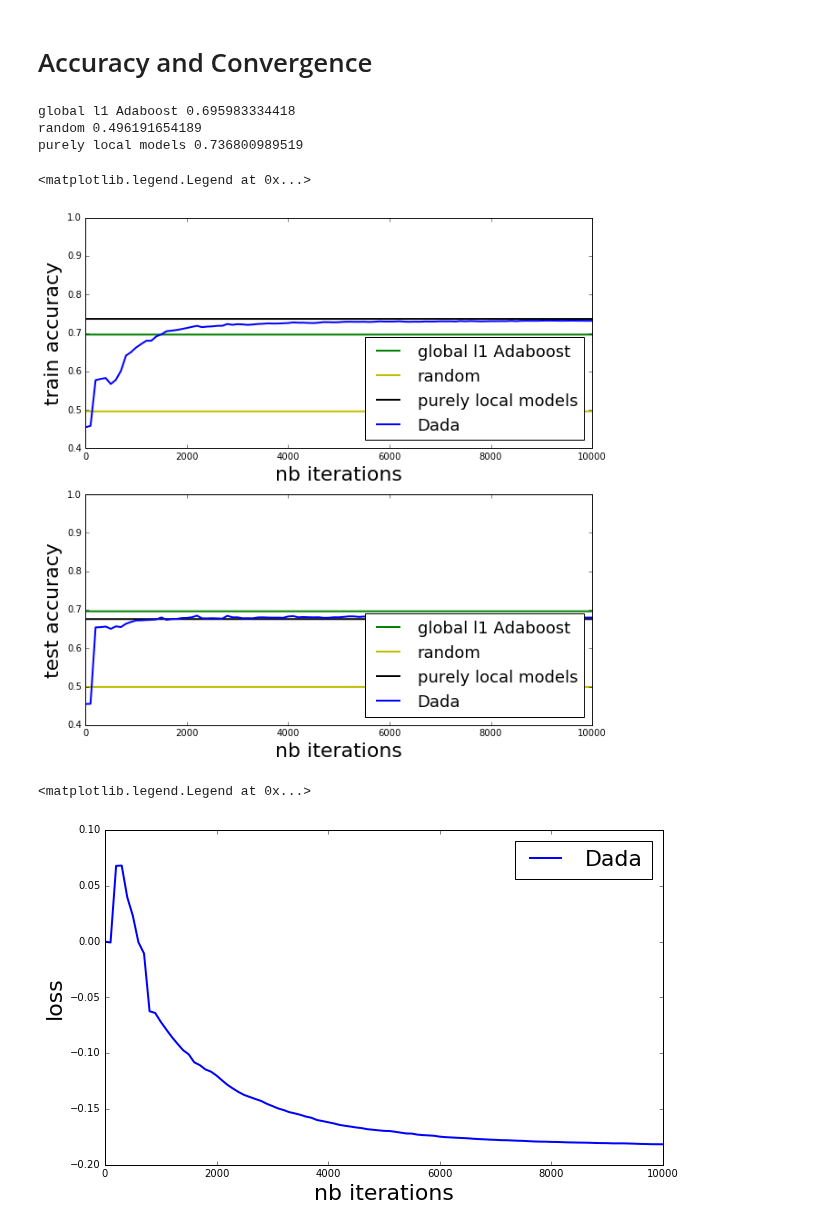
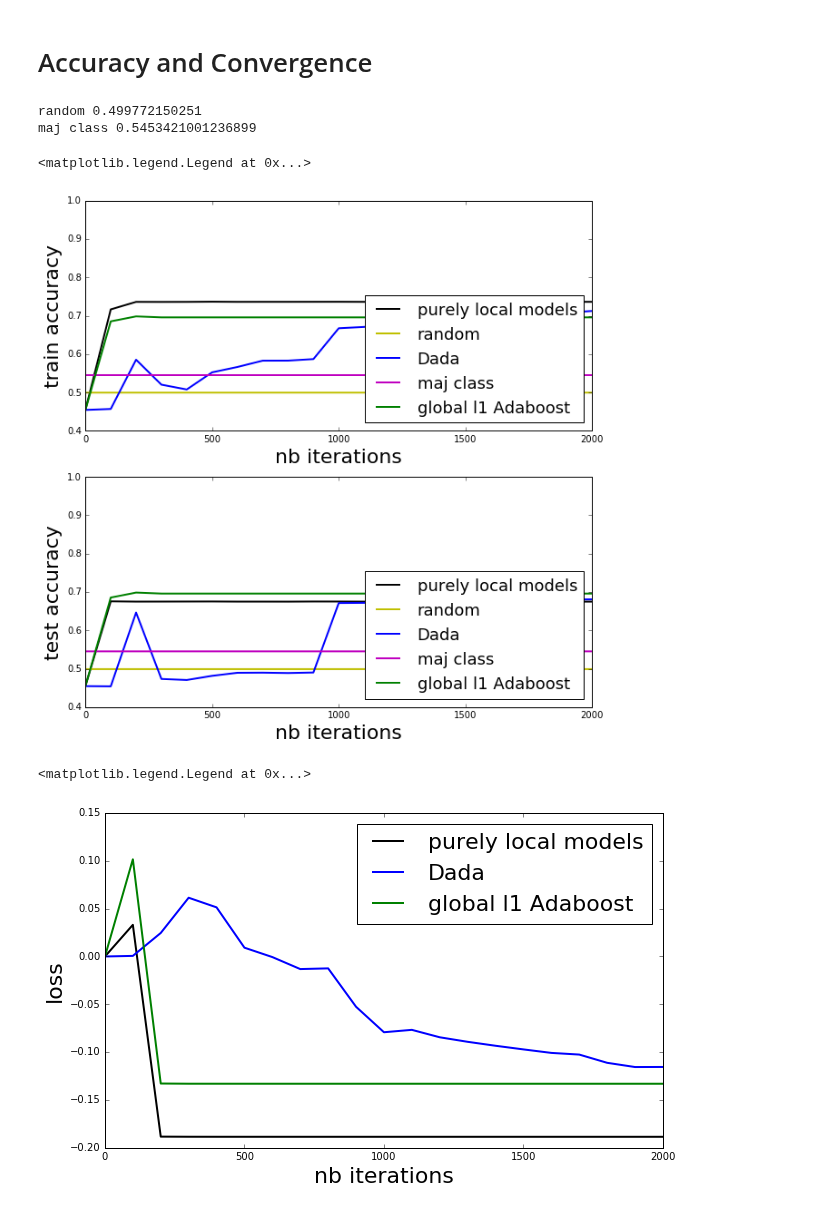
Before and after one commit to vzantedeschi/Dada, a Jupyter notebook: notebooks/School.ipynb, the cells around one changed output. Drawn from its saved outputs; the diff is of its cells as text; code cells hidden in the pictures.

Commit message:
study convergence global local

```diff
--- a/notebooks/School.ipynb
+++ b/notebooks/School.ipynb
@@ -18,8 +18,8 @@ import matplotlib.pyplot as plt
 %matplotlib inline
 # %%
 # set graph of nodes with local personalized data
-NB_ITER = 10000
-n = 200
+NB_ITER = 2000
+n = 40
 
 MU = 0.1
 BETA = 1
@@ -48,20 +48,20 @@ colors = {
     "global l1 Adaboost": "g",
     "purely local models": "k",
     "random": "y",
-    "personalized linear": "m",
+    "maj class": "m",
 }
 # %%
 centralized_nodes = deepcopy(nodes)
-centralized_FW(centralized_nodes, base_clfs, beta=BETA, nb_iter=NB_ITER, monitors={})
-results["global l1 Adaboost"] = {}
-results["global l1 Adaboost"]["train-accuracy"] = central_train_accuracy(centralized_nodes)
-results["global l1 Adaboost"]["test-accuracy"] = central_test_accuracy(centralized_nodes)
+results["global l1 Adaboost"] = centralized_FW(centralized_nodes, base_clfs, beta=BETA, nb_iter=NB_ITER, monitors=monitors, checkevery=100)
+# results["global l1 Adaboost"] = {}
+# results["global l1 Adaboost"]["train-accuracy"] = central_train_accuracy(centralized_nodes)
+# results["global l1 Adaboost"]["test-accuracy"] = central_test_accuracy(centralized_nodes)
 
 local_nodes = deepcopy(nodes)
-local_FW(local_nodes, base_clfs, beta=BETA, nb_iter=NB_ITER, monitors={})
-results["purely local models"] = {}
-results["purely local models"]["train-accuracy"] = central_train_accuracy(local_nodes)
-results["purely local models"]["test-accuracy"] = central_test_accuracy(local_nodes)
+results["purely local models"] = local_FW(local_nodes, base_clfs, beta=BETA, nb_iter=NB_ITER, monitors=monitors, checkevery=100)
+# results["purely local models"] = {}
+# results["purely local models"]["train-accuracy"] = central_train_accuracy(local_nodes)
+# results["purely local models"]["test-accuracy"] = central_test_accuracy(local_nodes)
 
 # results["personalized linear"], clf_colearning = colearning(K, X, Y, X_test, Y_test, D, NB_ITER, adj_matrix, similarities, mu=MU, max_samples_per_node=max_nb_instances)
 # %%
@@ -75,6 +75,12 @@ rnd_accs = random_accuracy(rnd_nodes)
 results["random"] = {}
 results["random"]["train-accuracy"] = rnd_accs[0]
 results["random"]["test-accuracy"] = rnd_accs[1]
+# %%
+maj_nodes = deepcopy(nodes)
+maj_accs = maj_class_accuracy(maj_nodes)
+results["maj class"] = {}
+results["maj class"]["train-accuracy"] = maj_accs[0]
+results["maj class"]["test-accuracy"] = maj_accs[1]
 # %% [markdown]
 # Accuracy and Convergence
 # %%
@@ -84,45 +90,38 @@ max_iter = NB_ITER
 plt.subplot(211)
 plt.xlabel('nb iterations', fontsize=22)
 plt.ylabel('train accuracy', fontsize=22)
 plt.xlim(0, max_iter)
 plt.ylim(0.4, 1)
 
 for k, r_list in results.items():
     try:
-        if k == "Dada":
-            c = 100
-        else:
-            c = 10
+        c = 100
         plt.plot([i*c for i in range(len(r_list))], [r['train-accuracy'] for r in r_list], label='{}'.format(k), color=colors[k], linewidth=2)
     except:
         print(k, r_list['train-accuracy'])
         plt.plot(range(max_iter+1), [r_list['train-accuracy']]*(max_iter+1), label='{}'.format(k), color=colors[k], linewidth=2)
 
 plt.legend(loc='lower right', fontsize=18)
 
 plt.subplot(212)
 plt.xlabel('nb iterations', fontsize=22)
 plt.ylabel('test accuracy', fontsize=22)
 plt.xlim(0, max_iter)
 plt.ylim(0.4, 1)
 
 for k, r_list in results.items():
     try:
-        if k == "Dada":
-            c = 100
-        else:
-            c = 10
+        c = 100
         plt.plot([i*c for i in range(len(r_list))], [r['test-accuracy'] for r in r_list], label='{}'.format(k), color=colors[k], linewidth=2)
     except:
         plt.plot(range(max_iter+1), [r_list['test-accuracy']]*(max_iter+1), label='{}'.format(k), color=colors[k], linewidth=2)
 
 plt.legend(loc='lower right', fontsize=18)
 # %% [output]
-global l1 Adaboost 0.695983334418
-random 0.496191654189
-purely local models 0.736800989519
+random 0.499772150251
+maj class 0.5453421001236899
 <matplotlib.legend.Legend at 0x...>
-[figure, old version]
+[figure, new version]
 # %%
 # convergence
 
@@ -141,4 +140,4 @@ for k, r_list in results.items():
 plt.legend(loc='upper right', fontsize=22)
 # %% [output]
 <matplotlib.legend.Legend at 0x...>
-[figure, old version]
+[figure, new version]
```
Also changed, not shown: parts of 1 cell of this notebook, 1 other file.
